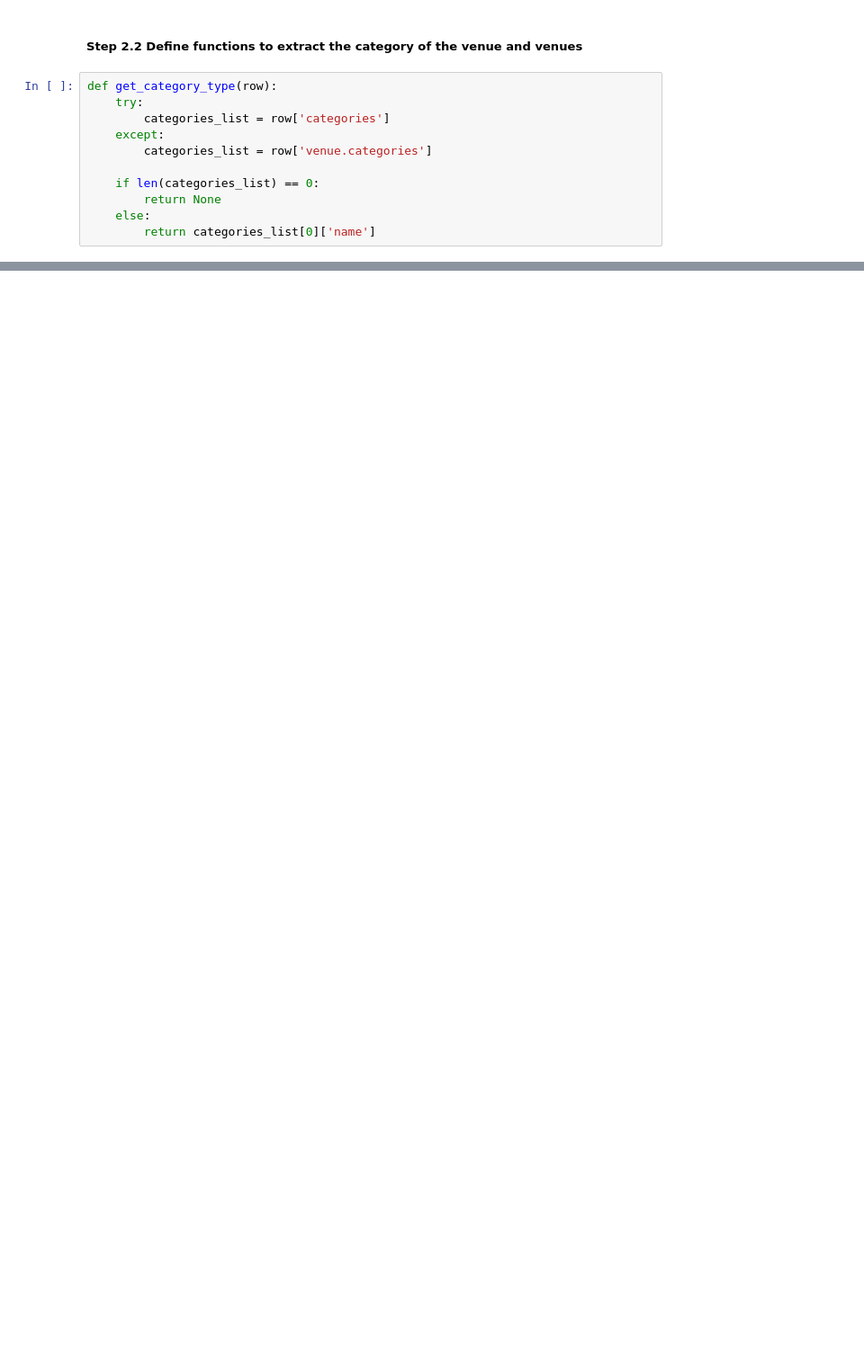
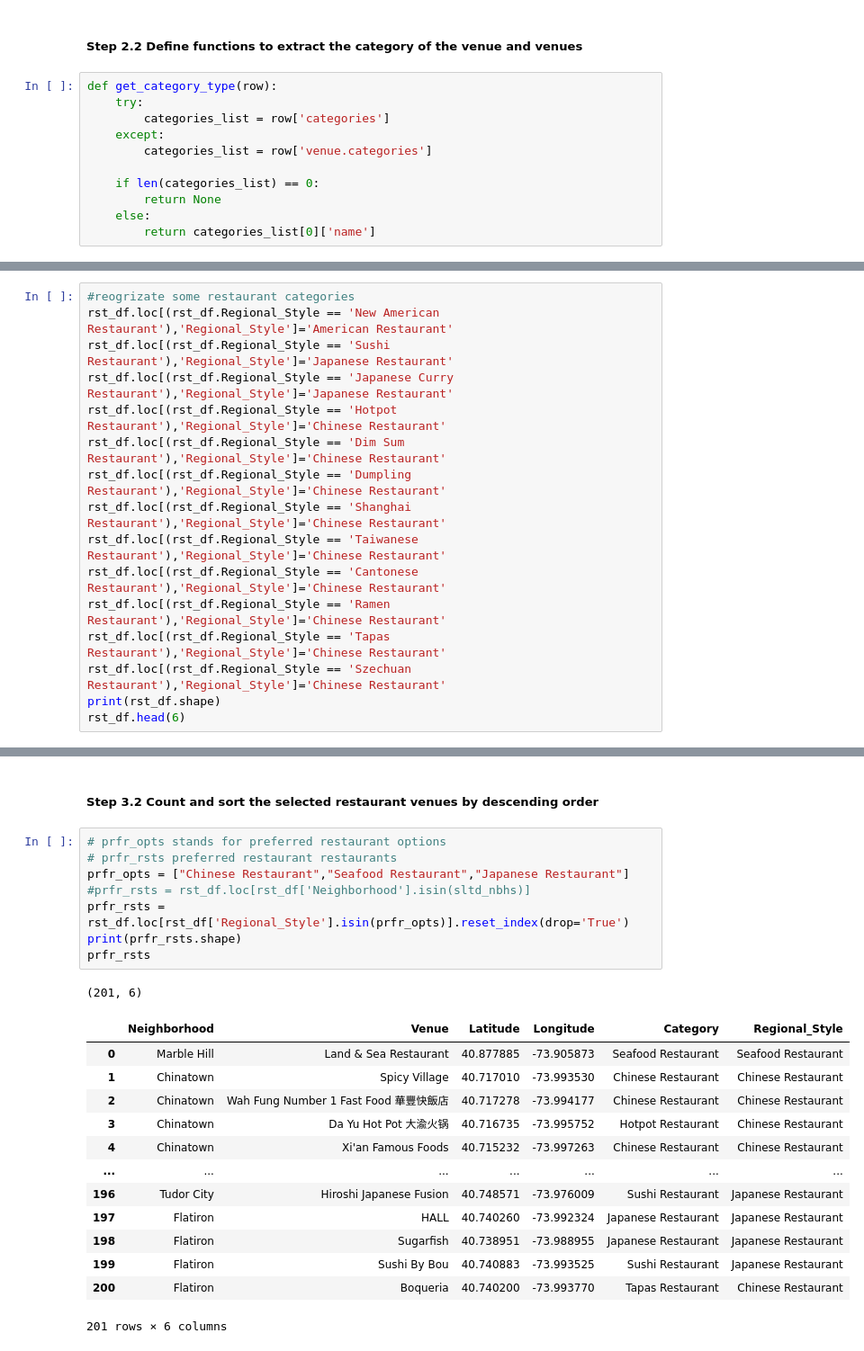
Before and after one commit to LibertyBot2019/CapStoneProject, a Jupyter notebook: Capstone_Project_Data_Mining.ipynb, the cells around one changed output, grey strips where cells are left out. Shown at 90% size. Cells and saved outputs as stored; diff of their text form; blank space fills up the shorter version.

```diff
--- a/Capstone_Project_Data_Mining.ipynb
+++ b/Capstone_Project_Data_Mining.ipynb
@@ -621,0 +222,16 @@ nbhs_merged.loc[nbhs_merged['Cluster Label'] == 7]
+# %%
+#reogrizate some restaurant categories
+rst_df.loc[(rst_df.Regional_Style == 'New American Restaurant'),'Regional_Style']='American Restaurant'
+rst_df.loc[(rst_df.Regional_Style == 'Sushi Restaurant'),'Regional_Style']='Japanese Restaurant'
+rst_df.loc[(rst_df.Regional_Style == 'Japanese Curry Restaurant'),'Regional_Style']='Japanese Restaurant'
+rst_df.loc[(rst_df.Regional_Style == 'Hotpot Restaurant'),'Regional_Style']='Chinese Restaurant'
+rst_df.loc[(rst_df.Regional_Style == 'Dim Sum Restaurant'),'Regional_Style']='Chinese Restaurant'
+rst_df.loc[(rst_df.Regional_Style == 'Dumpling Restaurant'),'Regional_Style']='Chinese Restaurant'
+rst_df.loc[(rst_df.Regional_Style == 'Shanghai Restaurant'),'Regional_Style']='Chinese Restaurant'
+rst_df.loc[(rst_df.Regional_Style == 'Taiwanese Restaurant'),'Regional_Style']='Chinese Restaurant'
+rst_df.loc[(rst_df.Regional_Style == 'Cantonese Restaurant'),'Regional_Style']='Chinese Restaurant'
+rst_df.loc[(rst_df.Regional_Style == 'Ramen Restaurant'),'Regional_Style']='Chinese Restaurant'
+rst_df.loc[(rst_df.Regional_Style == 'Tapas Restaurant'),'Regional_Style']='Chinese Restaurant'
+rst_df.loc[(rst_df.Regional_Style == 'Szechuan Restaurant'),'Regional_Style']='Chinese Restaurant'
+print(rst_df.shape)
+rst_df.head(6)
@@ -621,0 +274,25 @@ nbhs_merged.loc[nbhs_merged['Cluster Label'] == 7]
+# %% [markdown]
+##### Step 3.2  Count and sort the selected restaurant venues by descending order
+# %%
+# prfr_opts stands for preferred restaurant options
+# prfr_rsts preferred restaurant restaurants
+prfr_opts = ["Chinese Restaurant","Seafood Restaurant","Japanese Restaurant"]
+#prfr_rsts = rst_df.loc[rst_df['Neighborhood'].isin(sltd_nbhs)]
+prfr_rsts = rst_df.loc[rst_df['Regional_Style'].isin(prfr_opts)].reset_index(drop='True')
+print(prfr_rsts.shape)
+prfr_rsts
+# %% [output]
+(201, 6)
+|  | Neighborhood | Venue | Latitude | Longitude | Category | Regional_Style |
+| 0 | Marble Hill | Land & Sea Restaurant | 40.877885 | -73.905873 | Seafood Restaurant | Seafood Restaurant |
+| 1 | Chinatown | Spicy Village | 40.717010 | -73.993530 | Chinese Restaurant | Chinese Restaurant |
+| 2 | Chinatown | Wah Fung Number 1 Fast Food 華豐快飯店 | 40.717278 | -73.994177 | Chinese Restaurant | Chinese Restaurant |
+| 3 | Chinatown | Da Yu Hot Pot 大渝火锅 | 40.716735 | -73.995752 | Hotpot Restaurant | Chinese Restaurant |
+| 4 | Chinatown | Xi'an Famous Foods | 40.715232 | -73.997263 | Chinese Restaurant | Chinese Restaurant |
+| ... | ... | ... | ... | ... | ... | ... |
+| 196 | Tudor City | Hiroshi Japanese Fusion | 40.748571 | -73.976009 | Sushi Restaurant | Japanese Restaurant |
+| 197 | Flatiron | HALL | 40.740260 | -73.992324 | Japanese Restaurant | Japanese Restaurant |
+| 198 | Flatiron | Sugarfish | 40.738951 | -73.988955 | Japanese Restaurant | Japanese Restaurant |
+| 199 | Flatiron | Sushi By Bou | 40.740883 | -73.993525 | Sushi Restaurant | Japanese Restaurant |
+| 200 | Flatiron | Boqueria | 40.740200 | -73.993770 | Tapas Restaurant | Chinese Restaurant |
+201 rows × 6 columns
```
Also changed, not shown: parts of 63 cells of this notebook, 20 other files.
